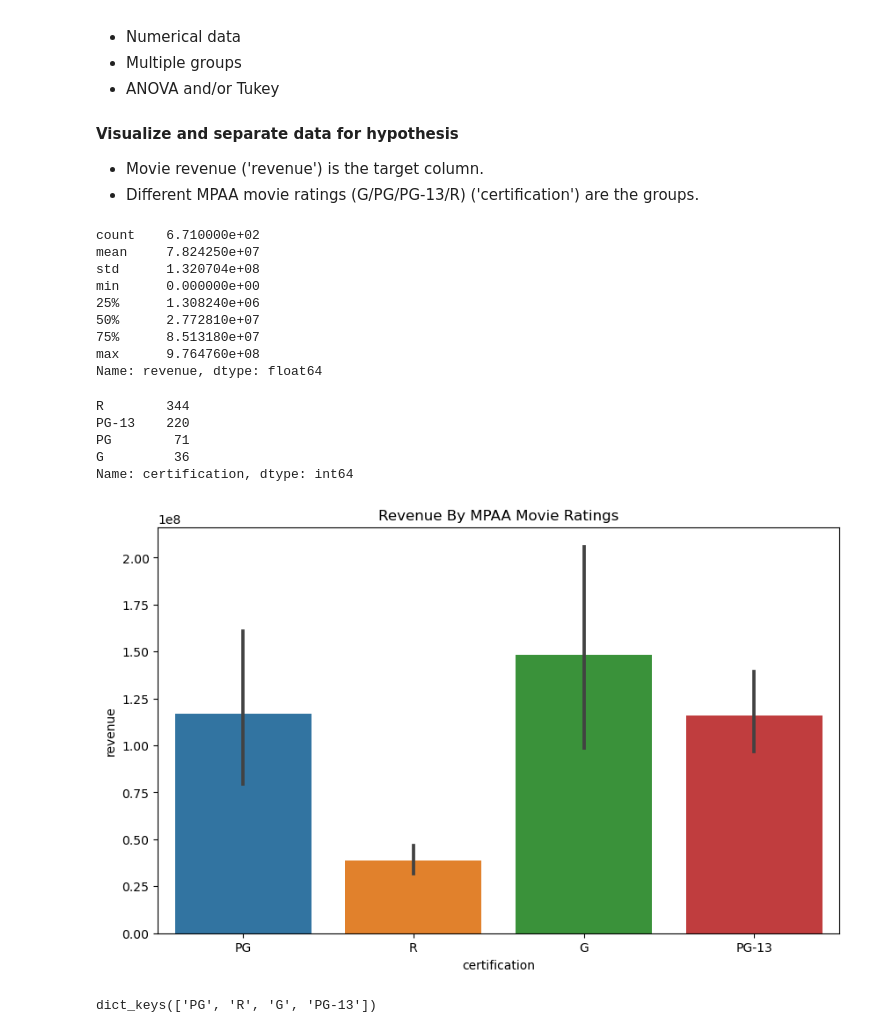
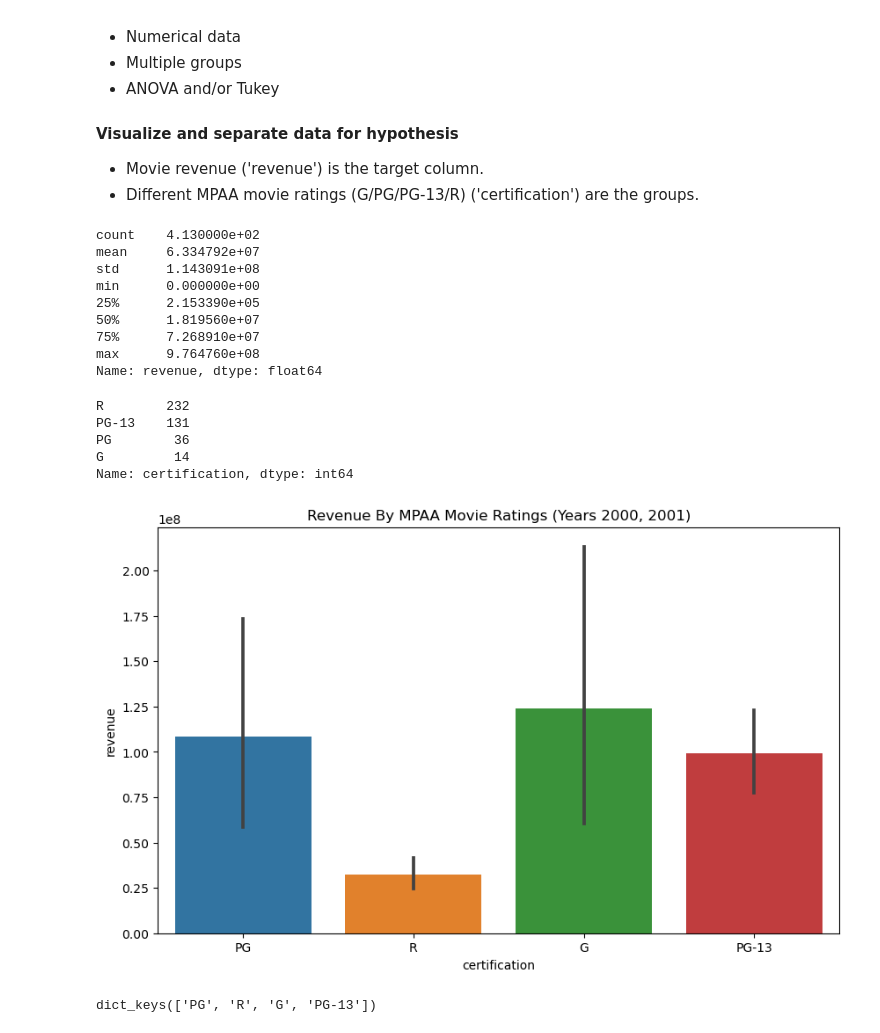
Before and after one commit to iarbietonilsson/Movie-Success, a Jupyter notebook: Successful Movies Project 3 Part 4 Hypothesis Testing.ipynb, the cells around one changed output. Drawn from its saved outputs; the diff is of its cells as text; code cells hidden in the pictures.

```diff
--- a/Successful Movies Project 3 Part 4 Hypothesis Testing.ipynb
+++ b/Successful Movies Project 3 Part 4 Hypothesis Testing.ipynb
@@ -180,2 +178,0 @@ pd.set_option('display.max_rows', 1000)
-# %%
-df = df.dropna(subset='certification')
@@ -216,0 +184,3 @@ memory usage: 27.2+ KB
+# %%
+# drop duplicates
+df.drop_duplicates(inplace = True)
@@ -216,0 +206,4 @@ memory usage: 27.2+ KB
+# %%
+# drop null values
+df.dropna(subset = ['certification'],
+ inplace = True)
@@ -254,29 +307,29 @@ Name: revenue, dtype: float64
 # %%
 df['revenue'].describe()
 # %% [output]
-count    6.710000e+02
-mean     7.824250e+07
-std      1.320704e+08
+count    4.130000e+02
+mean     6.334792e+07
+std      1.143091e+08
 min      0.000000e+00
-25%      1.308240e+06
-50%      2.772810e+07
-75%      8.513180e+07
+25%      2.153390e+05
+50%      1.819560e+07
+75%      7.268910e+07
 max      9.764760e+08
 Name: revenue, dtype: float64
 # %%
 df['certification'].value_counts()
 # %% [output]
-R        344
-PG-13    220
-PG        71
-G         36
+R        232
+PG-13    131
+PG        36
+G         14
 Name: certification, dtype: int64
 # %%
 fig,ax = plt.subplots(figsize=(10,6))
 sns.barplot(data=df, x='certification',y='revenue');
-ax.set_title("Revenue By MPAA Movie Ratings");
+ax.set_title("Revenue By MPAA Movie Ratings (Years 2000, 2001)");
 # %% [output]
-[figure, old version]
+[figure, new version]
 # %%
 ## Create groups dictionary. There are 4 groups.
 groups = {}
```
Also changed, not shown: parts of 163 cells of this notebook, 7 other files.
